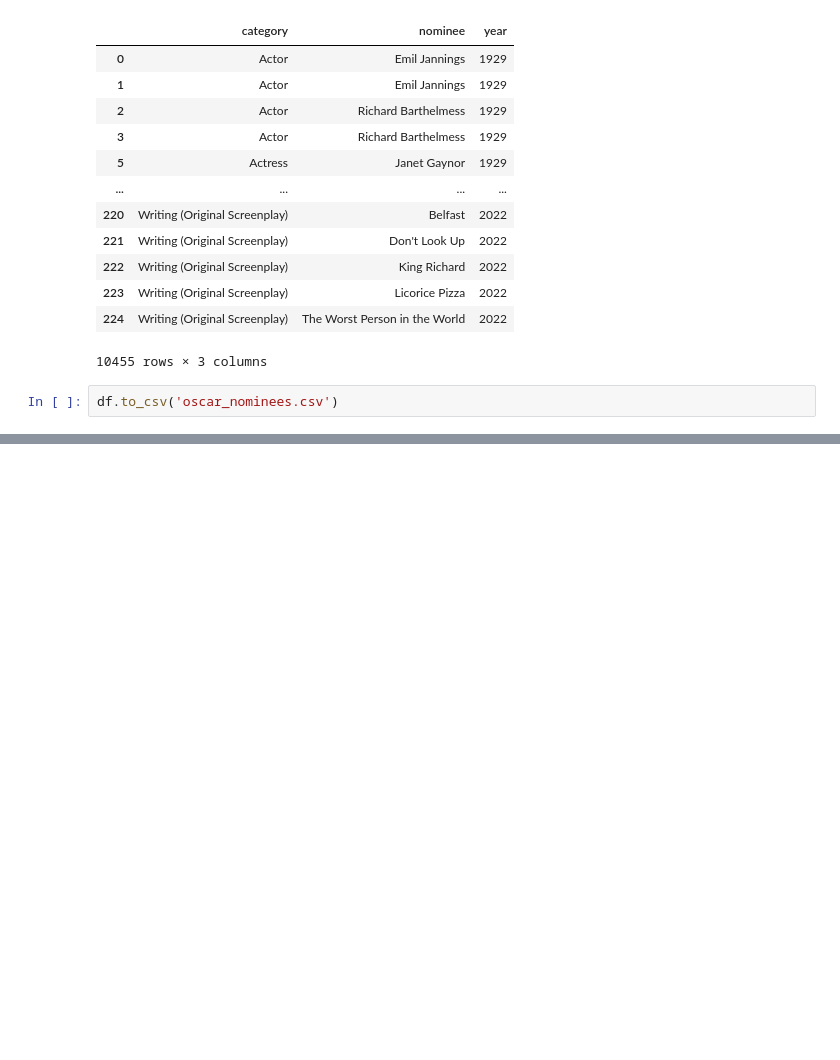
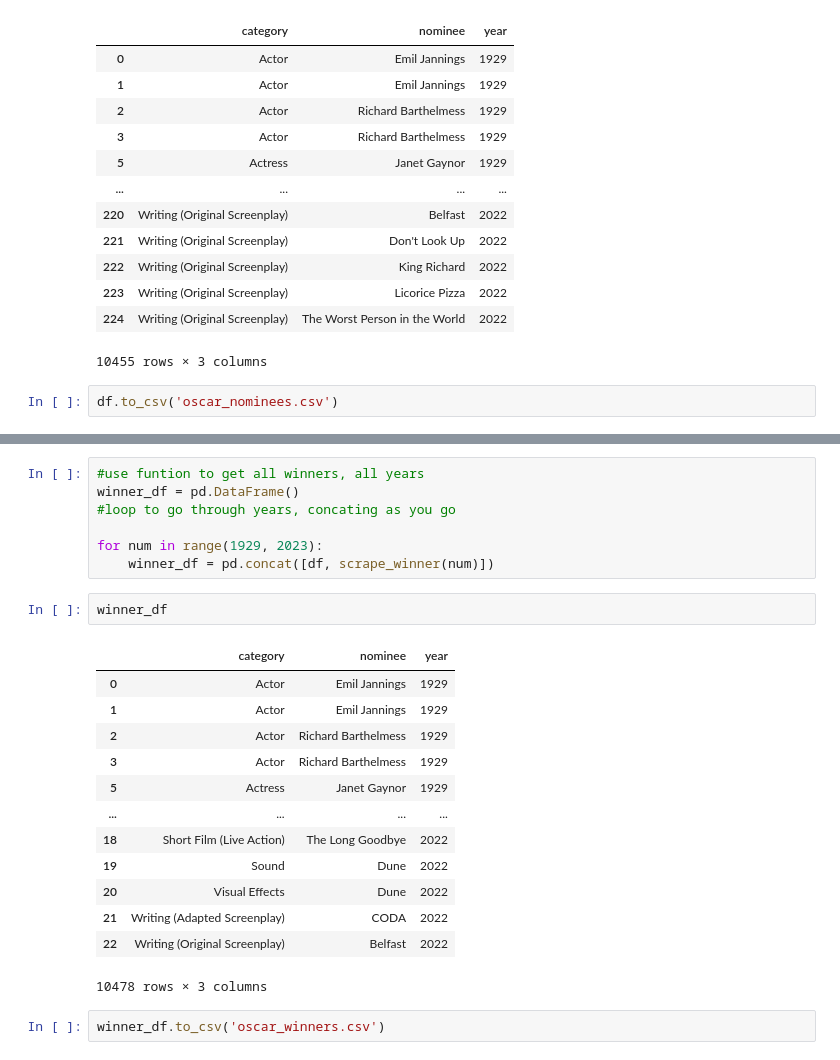
Before and after one commit to zoeteets/capstone, a Jupyter notebook: oscars.org_scrape_clean.ipynb, the cells around one changed output, grey strips where cells are left out. Cells and saved outputs as stored; diff of their text form; blank space fills up the shorter version.

```diff
--- a/oscars.org_scrape_clean.ipynb
+++ b/oscars.org_scrape_clean.ipynb
@@ -303,0 +334,25 @@ df.to_csv('oscar_nominees.csv')
+# %%
+#use funtion to get all winners, all years
+winner_df = pd.DataFrame()
+#loop to go through years, concating as you go
+
+for num in range(1929, 2023):
+    winner_df = pd.concat([df, scrape_winner(num)])
+# %%
+winner_df
+# %% [output]
+|  | category | nominee | year |
+| 0 | Actor | Emil Jannings | 1929 |
+| 1 | Actor | Emil Jannings | 1929 |
+| 2 | Actor | Richard Barthelmess | 1929 |
+| 3 | Actor | Richard Barthelmess | 1929 |
+| 5 | Actress | Janet Gaynor | 1929 |
+| ... | ... | ... | ... |
+| 18 | Short Film (Live Action) | The Long Goodbye | 2022 |
+| 19 | Sound | Dune | 2022 |
+| 20 | Visual Effects | Dune | 2022 |
+| 21 | Writing (Adapted Screenplay) | CODA | 2022 |
+| 22 | Writing (Original Screenplay) | Belfast | 2022 |
+10478 rows × 3 columns
+# %%
+winner_df.to_csv('oscar_winners.csv')
```
Also changed, not shown: parts of 25 cells of this notebook.
